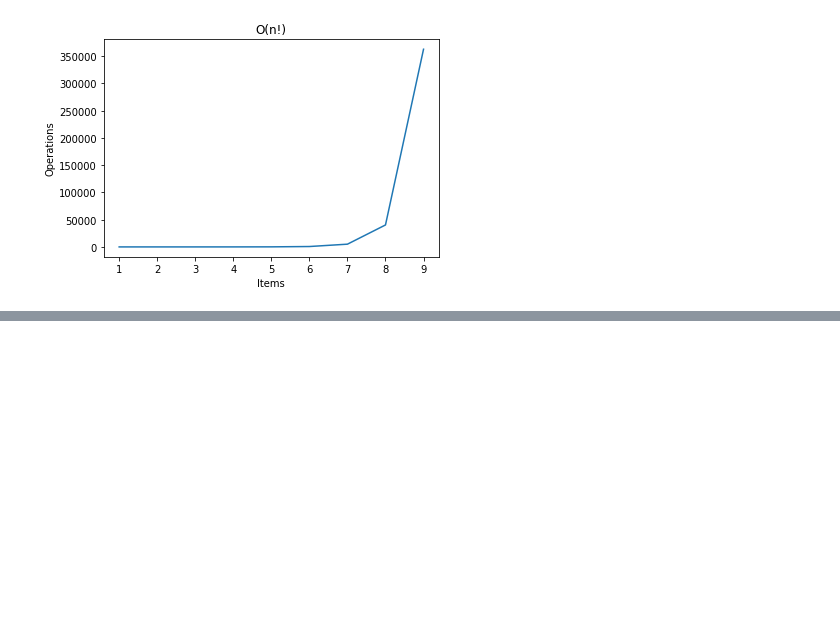
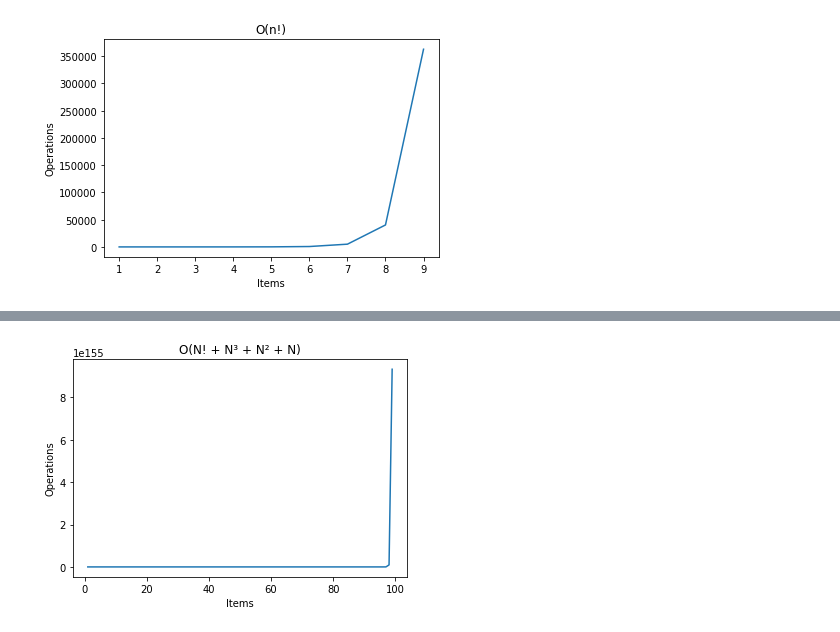
Before and after one commit to klement97/algorithms, a Jupyter notebook: algoexpert/big_o_notation.ipynb, the cells around one changed output, grey strips where cells are left out. Saved outputs shown, nothing was run; the diff lists cells and outputs as text; code cells hidden in the pictures; blank space fills up the shorter version.

```diff
--- a/algoexpert/big_o_notation.ipynb
+++ b/algoexpert/big_o_notation.ipynb
@@ -66,0 +77,10 @@ plot_and_show(x, y, "O(n!)")
+# %%
+# O(N! + N³ + N² + N)
+x = range(1, 100)
+y = [
+    math.factorial(i) + i ** 3 + i ** 2 + i
+    for i in x
+]
+plot_and_show(x, y, "O(N! + N³ + N² + N)")
+# %% [output]
+[figure, added]
```
Also changed, not shown: parts of 3 cells of this notebook.
